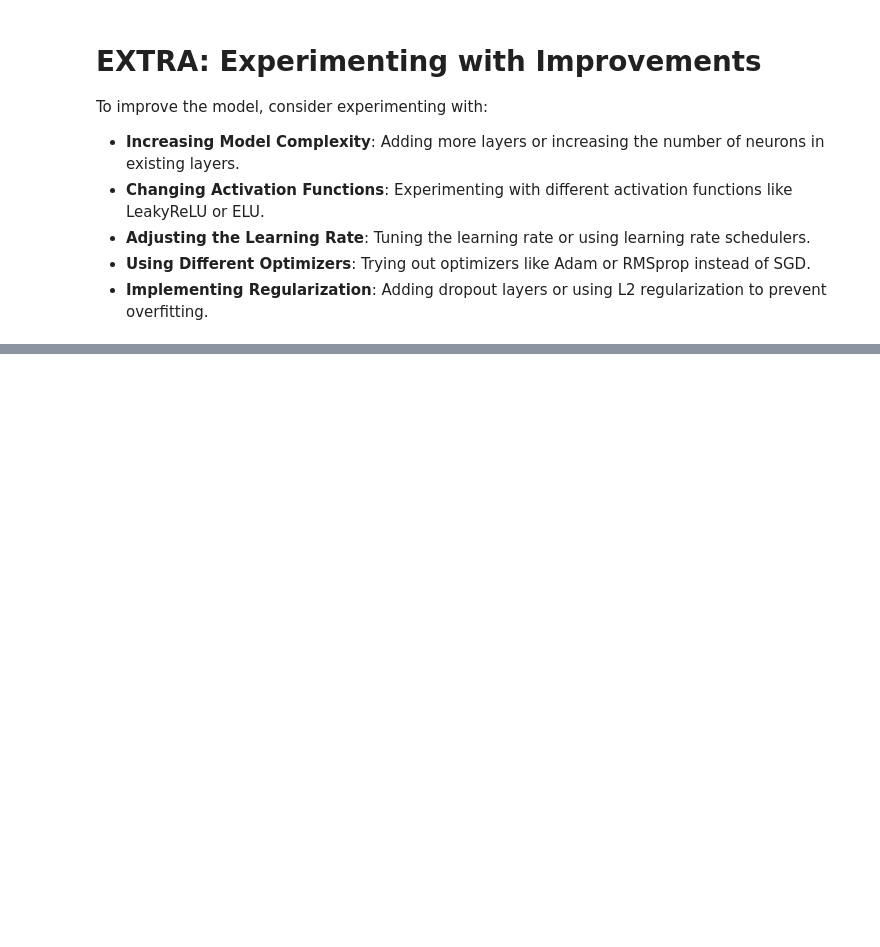
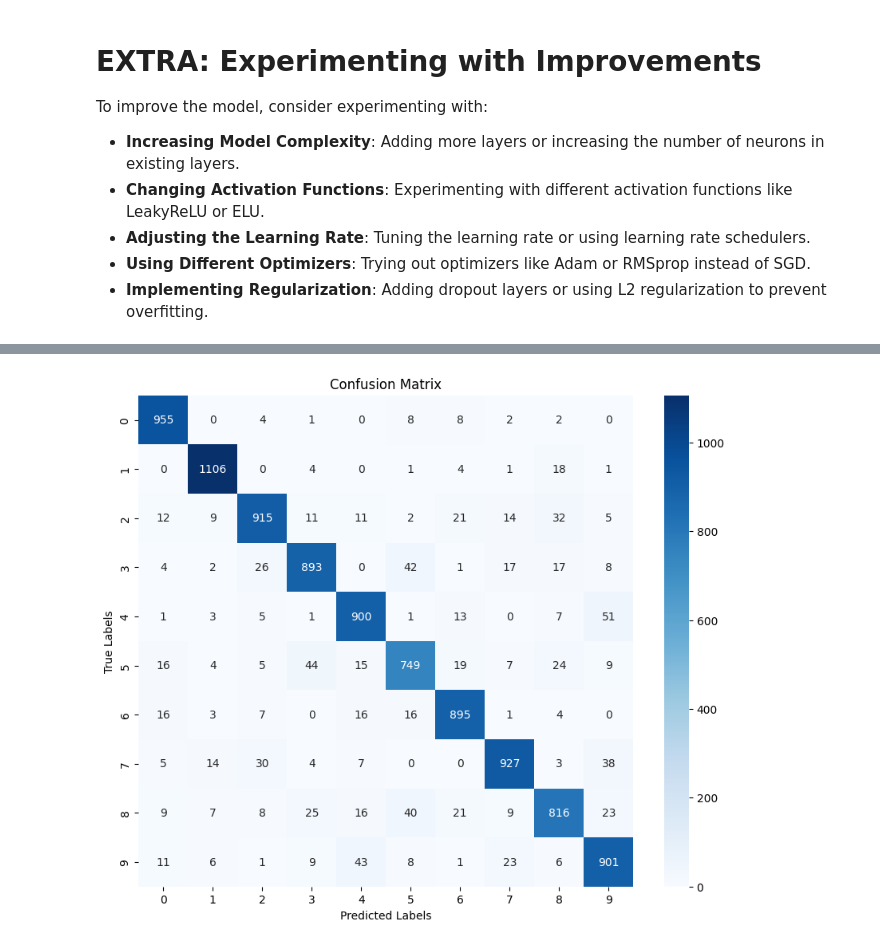
Before and after one commit to JaredKeithAveritt/AI_methods_in_advanced_materials_research, a Jupyter notebook: Week_4/pytorch_non_linear_classifier_solutions.ipynb, the cells around one changed output, grey strips where cells are left out. Cells and saved outputs as stored; diff of their text form; code cells hidden in the pictures; blank space fills up the shorter version.

```diff
--- a/Week_4/pytorch_non_linear_classifier_solutions.ipynb
+++ b/Week_4/pytorch_non_linear_classifier_solutions.ipynb
@@ -246,0 +466,26 @@ To improve the model, consider experimenting with:
+# %%
+from sklearn.metrics import confusion_matrix
+import seaborn as sns
+import numpy as np
+
+# Assuming you have a function to get all predictions and true labels from the test set
+def get_all_preds_and_labels(model, dataloader):
+    all_preds = torch.tensor([])
+    all_labels = torch.tensor([])
+    with torch.no_grad():
+        for X, y in dataloader:
+            preds = model(X)
+            all_preds = torch.cat((all_preds, preds), dim=0)
+            all_labels = torch.cat((all_labels, y), dim=0)
+    return all_preds.argmax(dim=1), all_labels
+
+preds, labels = get_all_preds_and_labels(nonlinear_model, test_dataloader)
+cm = confusion_matrix(labels.numpy(), preds.numpy())
+plt.figure(figsize=(10,8))
+sns.heatmap(cm, annot=True, fmt="d", cmap='Blues')
+plt.xlabel('Predicted Labels')
+plt.ylabel('True Labels')
+plt.title('Confusion Matrix')
+plt.show()
+# %% [output]
+[figure, added]
```
Also changed, not shown: parts of 28 cells of this notebook.
